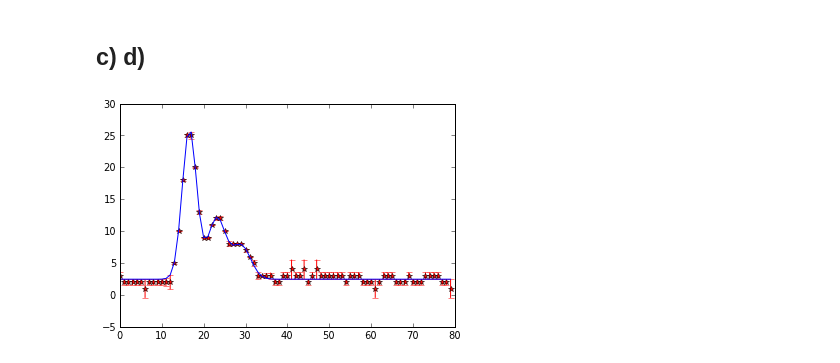
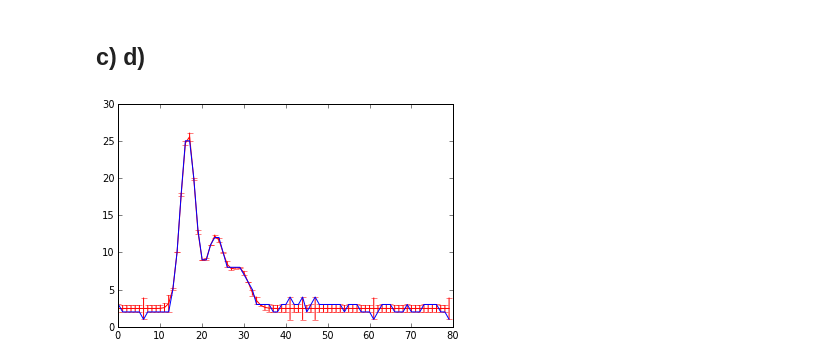
Before and after one commit to gjing/PHYS202-S13, a Jupyter notebook: Week10/GenericCurveFitting.ipynb, the cells around one changed output. Drawn from its saved outputs; the diff is of its cells as text; code cells hidden in the pictures.

```diff
--- a/Week10/GenericCurveFitting.ipynb
+++ b/Week10/GenericCurveFitting.ipynb
@@ -154,9 +154,9 @@ c) d)
 -
 # %%
 yerr = waveform_2 - model(t,popt[0],popt[1],popt[2],popt[3],popt[4],popt[5],popt[6],popt[7],popt[8],popt[9])
-errorbar(t,waveform_2,yerr,fmt='r*')
 fitresult = model(t,popt[0],popt[1],popt[2],popt[3],popt[4],popt[5],popt[6],popt[7],popt[8],popt[9])
-plot(t,fitresult,'b-')
+errorbar(t,fitresult,yerr,fmt='r-')
+plot(t,waveform_2,'b-')
 show()
 # %% [output]
-[figure, old version]
+[figure, new version]
```
